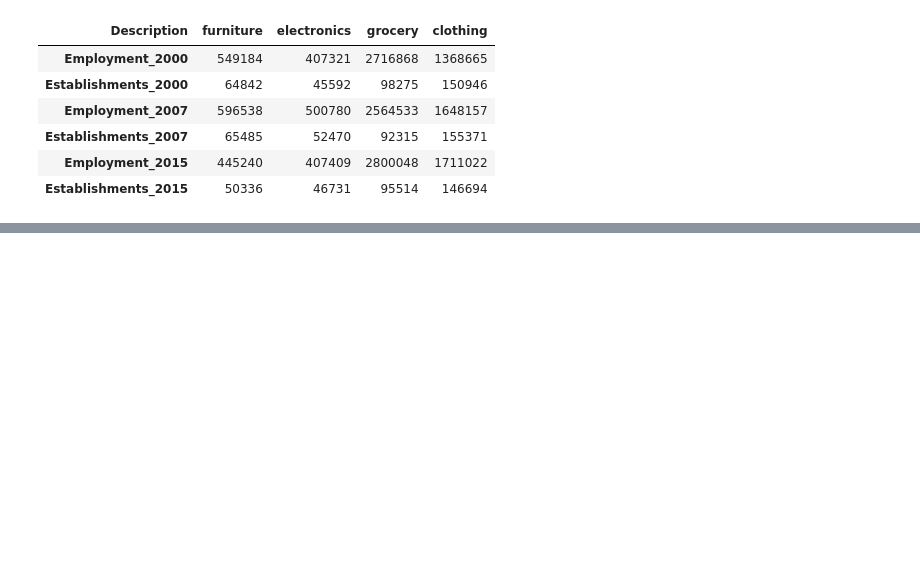
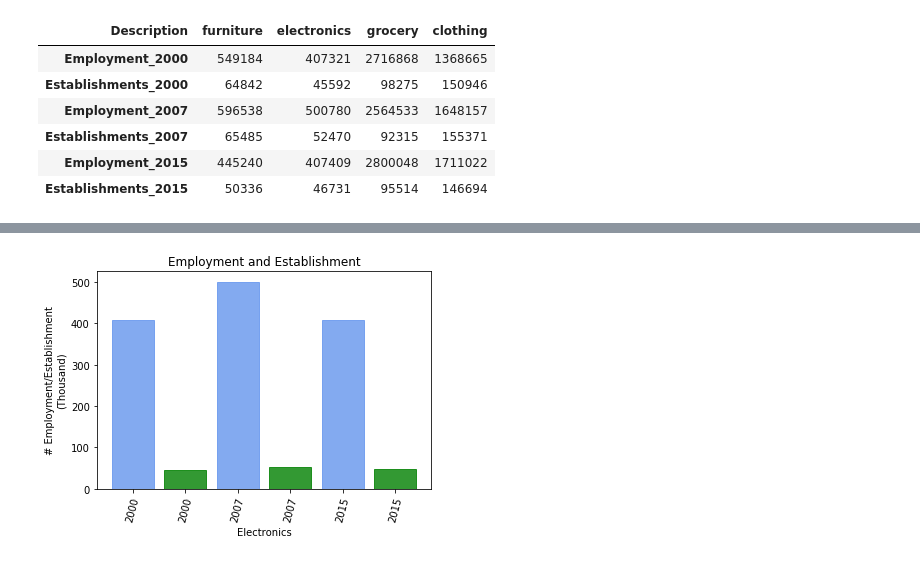
Before and after one commit to christybalaji/Retail_Crisis, a Jupyter notebook: data/plots/emloyment_establisment.ipynb, the cells around one changed output, grey strips where cells are left out. Drawn from its saved outputs; the diff is of its cells as text; code cells hidden in the pictures; blank space fills up the shorter version.

```diff
--- a/data/plots/emloyment_establisment.ipynb
+++ b/data/plots/emloyment_establisment.ipynb
@@ -184,0 +79,23 @@ ax = df1[['furniture', 'electronics', 'grocery', 'clothing']].plot(kind='bar',fi
+# %%
+labels = ['2000','2000','2007','2007',
+          '2015','2015','2015']
+sizes = [trans_df.electronics[0]/1000,trans_df.electronics[1]/1000,trans_df.electronics[2]/1000,
+         trans_df.electronics[3]/1000,trans_df.electronics[4]/1000,trans_df.electronics[5]/1000]
+
+x = range(6)
+# %%
+barlist1= plt.bar(x, sizes, alpha = .8,edgecolor='k')
+barlist1[0].set_color('cornflowerblue')
+barlist1[2].set_color('cornflowerblue')
+barlist1[4].set_color('cornflowerblue')
+barlist1[1].set_color('green')
+barlist1[3].set_color('green')
+barlist1[5].set_color('green')
+plt.xticks(x,labels, rotation = 75)
+plt.xlabel("Electronics")
+plt.ylabel("# Employment/Establishment\n(Thousand)")
+plt.title("Employment and Establishment")
+
+plt.savefig("../plots/complete_plots/electronicsBar.png",bbox_inches='tight')
+# %% [output]
+[figure, added]
```
Also changed, not shown: parts of 22 cells of this notebook, 7 other files.
